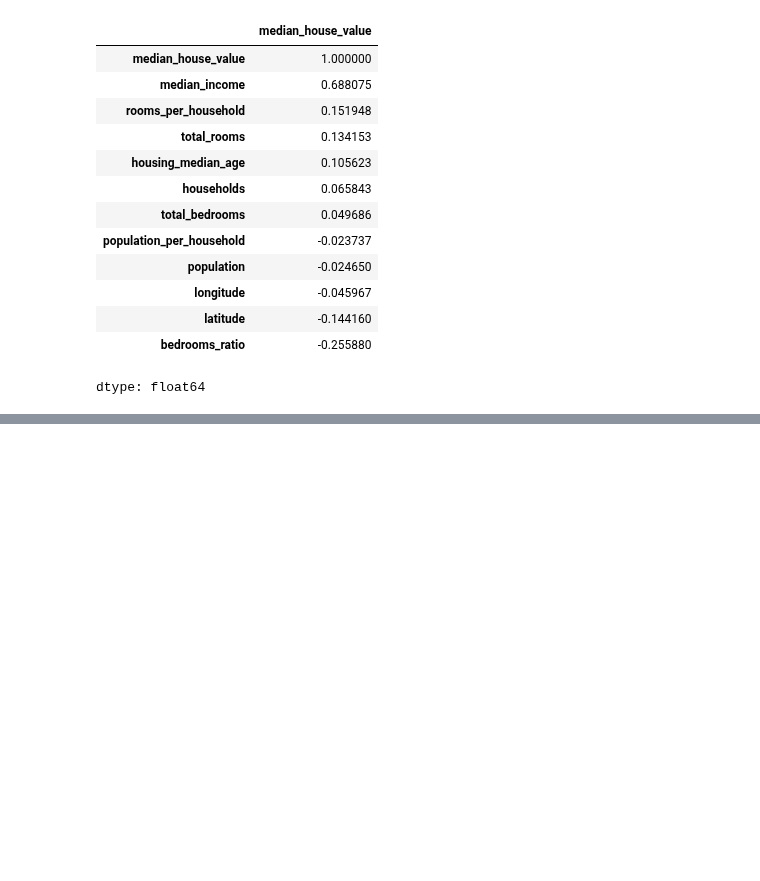
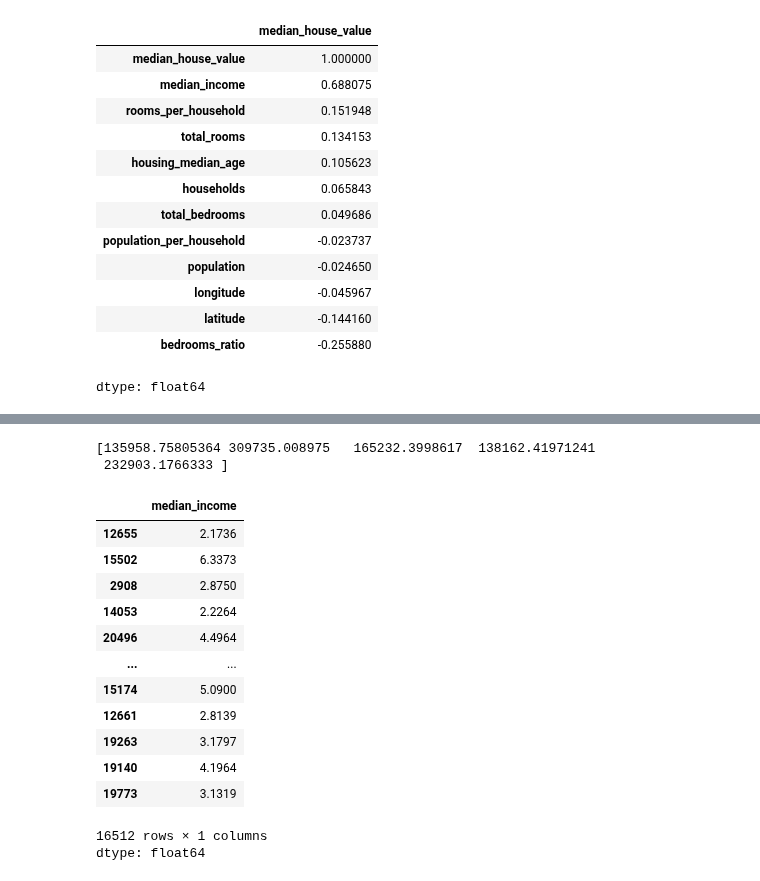
Before and after one commit to Shikaaaaaaaaa/Ahmedfathy.com, a Jupyter notebook: California_Housing_prices.ipynb, the cells around one changed output, grey strips where cells are left out. Drawn from its saved outputs; the diff is of its cells as text; code cells hidden in the pictures; blank space fills up the shorter version.

```diff
--- a/California_Housing_prices.ipynb
+++ b/California_Housing_prices.ipynb
@@ -215,0 +245,3 @@ dtype: float64
+# %%
+df = strat_train_set.drop('median_house_value', axis=1)
+df_labels = strat_train_set['median_house_value'].copy()
@@ -215,0 +287,28 @@ dtype: float64
+# %%
+from sklearn.compose import TransformedTargetRegressor
+model = TransformedTargetRegressor(LinearRegression(),
+                                   transformer = StandardScaler())
+model.fit(df[['median_income']],df_labels)
+some_new_data = df[['median_income']].iloc[:5]
+prediction = model.predict(some_new_data)
+print(prediction)
+# %% [output]
+[135958.75805364 309735.008975   165232.3998617  138162.41971241
+ 232903.1766333 ]
+# %%
+df['median_income']
+# %% [output]
+|  | median_income |
+| 12655 | 2.1736 |
+| 15502 | 6.3373 |
+| 2908 | 2.8750 |
+| 14053 | 2.2264 |
+| 20496 | 4.4964 |
+| ... | ... |
+| 15174 | 5.0900 |
+| 12661 | 2.8139 |
+| 19263 | 3.1797 |
+| 19140 | 4.1964 |
+| 19773 | 3.1319 |
+16512 rows × 1 columns
+dtype: float64
```
Also changed, not shown: parts of 22 cells of this notebook.
